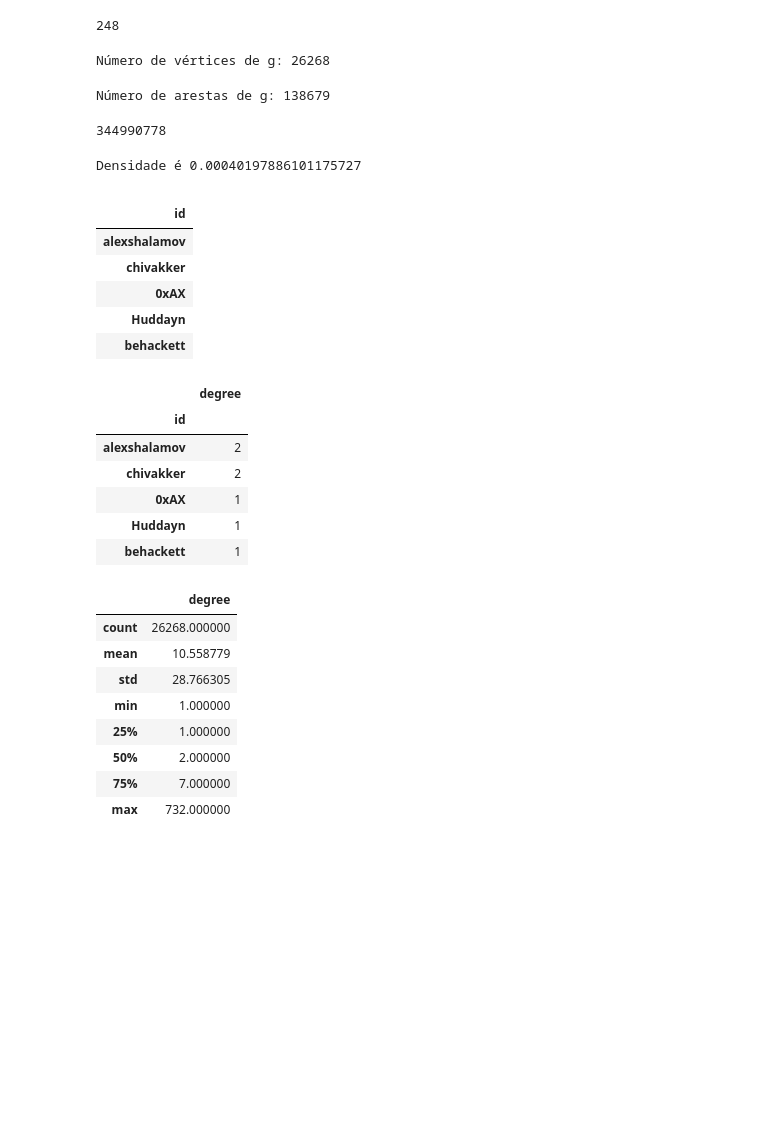
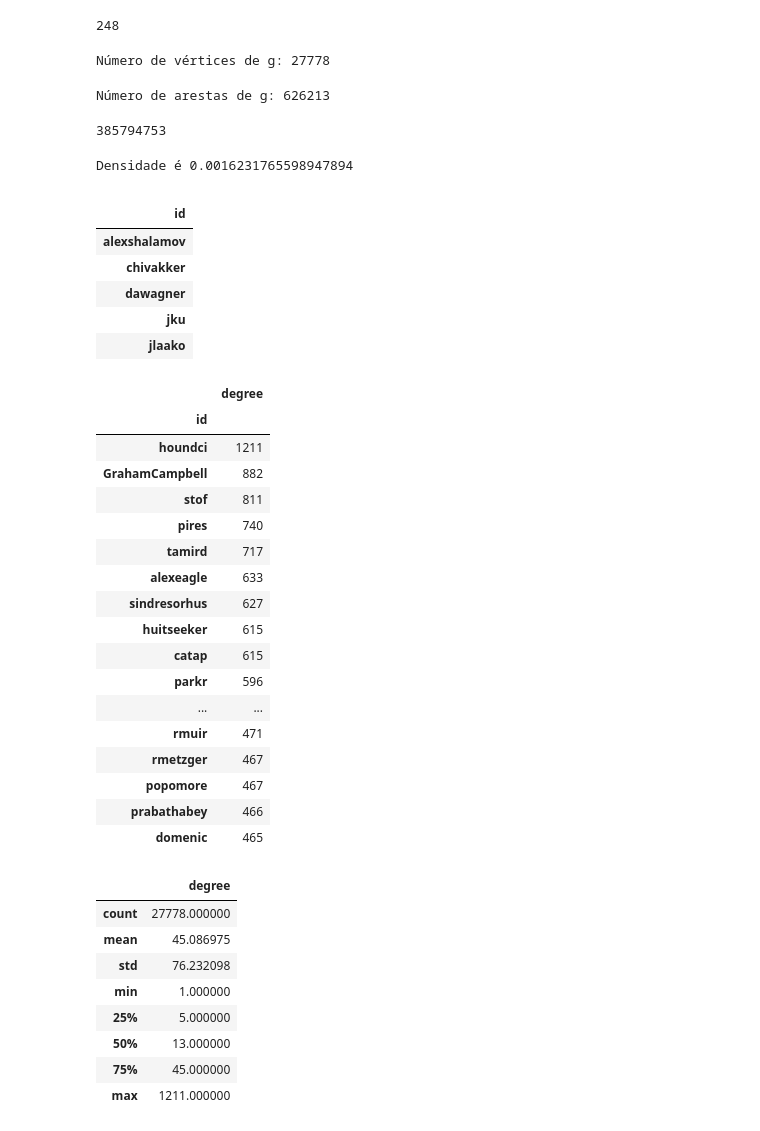
Before and after one commit to matheus-1618/Github-Colaborations-Network, a Jupyter notebook: Projeto.ipynb, the cells around one changed output. Cells and saved outputs as stored; diff of their text form; code cells hidden in the pictures; blank space fills up the shorter version.

```diff
--- a/Projeto.ipynb
+++ b/Projeto.ipynb
@@ -97,15 +97,12 @@ for index, row in same_repo_colab.iteritems():
     for i,par in enumerate(pares):
         try:
             g.add_vertex(par[0])
+        except Exception as inst:
+            pass
+        try:
             g.add_vertex(par[1])
         except Exception as inst:
-            try:
-                if int(str(inst).split(' ')[3]) == par[0]:
-                    g.add_vertex(par[1])
-                else:
-                    g.add_vertex(par[0])
-            except:
-                pass
+            pass
         finally:
             try:
                 g.add_edge(par[0],par[1])
@@ -115,12 +112,12 @@ for index, row in same_repo_colab.iteritems():
 n = g.num_vertices()
 print('Número de vértices de g:', n)
 # %% [output]
-Número de vértices de g: 26268
+Número de vértices de g: 27778
 # %%
 m = g.num_edges()
 print('Número de arestas de g:', m)
 # %% [output]
-Número de arestas de g: 138679
+Número de arestas de g: 626213
 # %%
 if g.is_directed():
     max_edges = n * (n - 1)
@@ -128,13 +125,13 @@ else:
     max_edges = n * (n - 1) // 2
 max_edges
 # %% [output]
-344990778
+385794753
 # %%
 d = m / max_edges
 d
 print(f'Densidade é {d}')
 # %% [output]
-Densidade é 0.00040197886101175727
+Densidade é 0.0016231765598947894
 # %%
 import seaborn as sns
 from netpixi.integration.gt import *
@@ -147,36 +144,47 @@ data.head(5)
 | id |
 | alexshalamov |
 | chivakker |
-| 0xAX |
-| Huddayn |
-| behackett |
+| dawagner |
+| jku |
+| jlaako |
 # %%
 degrees = []
 for v in g.all_vertices():
     degrees.append(v.total_degree())
 # %%
 data['degree'] = degrees
-data.head(5)
+data.sort_values(by='degree',ascending=False).head(30)
 # %% [output]
 |  | degree |
 | id |  |
-| alexshalamov | 2 |
-| chivakker | 2 |
-| 0xAX | 1 |
-| Huddayn | 1 |
-| behackett | 1 |
+| houndci | 1211 |
+| GrahamCampbell | 882 |
+| stof | 811 |
+| pires | 740 |
+| tamird | 717 |
+| alexeagle | 633 |
+| sindresorhus | 627 |
+| huitseeker | 615 |
+| catap | 615 |
+| parkr | 596 |
+| ... | ... |
+| rmuir | 471 |
+| rmetzger | 467 |
+| popomore | 467 |
+| prabathabey | 466 |
+| domenic | 465 |
 # %%
 data['degree'].describe().to_frame()
 # %% [output]
 |  | degree |
-| count | 26268.000000 |
-| mean | 10.558779 |
-| std | 28.766305 |
+| count | 27778.000000 |
+| mean | 45.086975 |
+| std | 76.232098 |
 | min | 1.000000 |
-| 25% | 1.000000 |
-| 50% | 2.000000 |
-| 75% | 7.000000 |
-| max | 732.000000 |
+| 25% | 5.000000 |
+| 50% | 13.000000 |
+| 75% | 45.000000 |
+| max | 1211.000000 |
 # %%
 sns.histplot(data['degree'])
 # %% [output]
```
Also changed, not shown: parts of 3 cells of this notebook, 3 other files.
